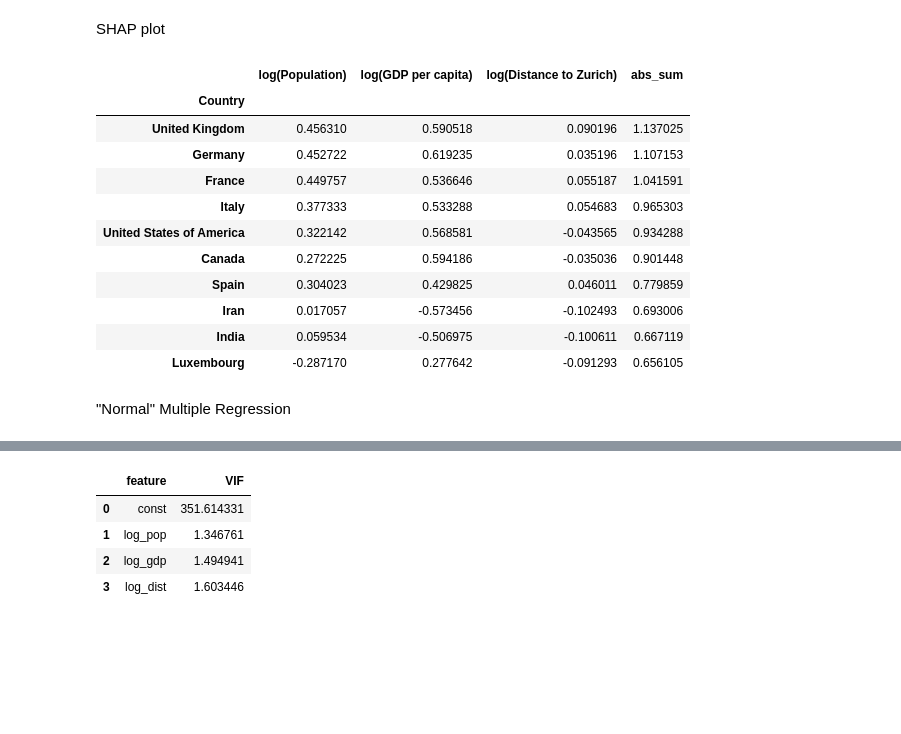
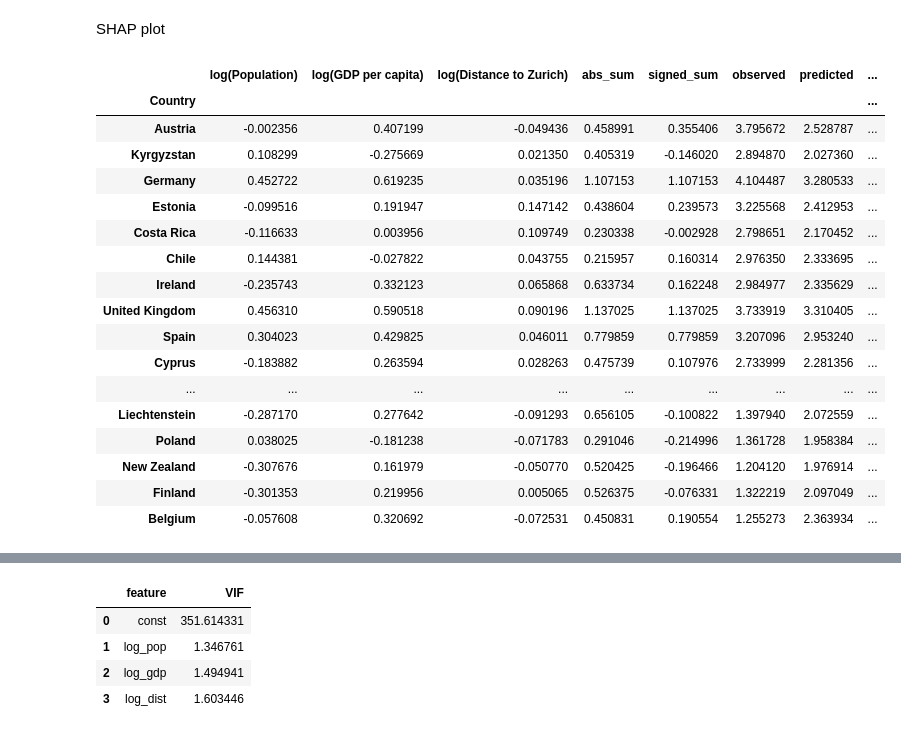
Before and after one commit to yannicknicolaswirz/Master_Thesis, a Jupyter notebook: Code/Part3_Regression.ipynb, the cells around one changed output, grey strips where cells are left out. Drawn from its saved outputs; the diff is of its cells as text; code cells hidden in the pictures; blank space fills up the shorter version.

```diff
--- a/Code/Part3_Regression.ipynb
+++ b/Code/Part3_Regression.ipynb
@@ -171,0 +176,20 @@ display(X.corr().round(2))
+# %%
+lr = LinearRegression()
+loo = LeaveOneOut()
+
+y_true_lr, y_pred_lr = [], []
+for train_idx, test_idx in loo.split(final_X):
+    X_train, X_test = final_X.iloc[train_idx], final_X.iloc[test_idx]
+    y_train, y_test = final_y.iloc[train_idx], final_y.iloc[test_idx]
+    lr.fit(X_train, y_train)
+    pred = lr.predict(X_test)
+    y_true_lr.append(y_test.values[0])
+    y_pred_lr.append(pred[0])
+
+lr_loo_r2 = r2_score(y_true_lr, y_pred_lr)
+print(f"OLS LOO CV R²: {lr_loo_r2:.3f}")
+
+
+X_ols = sm.add_constant(final_X)
+ols_model = sm.OLS(final_y, X_ols).fit()
+ols_model.summary()
@@ -271,45 +341,57 @@ cols = X_shap.columns[order]
 rng = np.random.default_rng(1)
 fig, ax = plt.subplots(figsize=(13, 5))
 
 for i, col in enumerate(cols):
     j = list(X_shap.columns).index(col)
     sv = shap_values[:, j]
     vals = X_shap[col].values
     norm = (vals - vals.min()) / (vals.max() - vals.min())
     sc = ax.scatter(sv, np.full(len(sv), i), c=norm, cmap=colors.red_blue, s=80, edgecolor="none", alpha=0.9, vmin=0, vmax=1)
 
 ax.axvline(0, color="grey", linewidth=0.8)
 ax.set_yticks(range(len(cols)))
 ax.set_yticklabels(cols)
 ax.set_xlabel("SHAP value (impact on predicted log(observations))")
 ax.set_title("SHAP values: Random Forest Regression (Global)")
 ax.grid(axis="x", linestyle="--", alpha=0.4)
 
 cb = fig.colorbar(sc, ax=ax, pad=0.02)
 cb.set_ticks([0, 1])
 cb.set_ticklabels(["Low", "High"])
 cb.set_label("Feature value")
 
 plt.tight_layout()
 plt.savefig("../Products/Part3/RF_shap_beeswarm.png", dpi=300, bbox_inches="tight")
 plt.close()
 
 # Which country impact the prediction the most
 shap_df = pd.DataFrame(shap_values, columns=X_shap.columns, index=d["Country"])
 shap_df["abs_sum"] = shap_df.abs().sum(axis=1)
-display(shap_df.sort_values("abs_sum", ascending=False).head(10))
+shap_df["signed_sum"] = shap_df[X_shap.columns].sum(axis=1)
+shap_df["observed"] = final_y.values
+shap_df["predicted"] = rf.predict(final_X)
+shap_df["residual"] = shap_df["observed"] - shap_df["predicted"]
+shap_df["predicted_loo"] = y_pred_rf
+shap_df["residual_loo"] = shap_df["observed"] - shap_df["predicted_loo"]
+shap_df["observed_nonlog"] = 10**shap_df["observed"]
+shap_df["predicted_loo_nonlog"] = 10**shap_df["predicted_loo"]
+display(shap_df.sort_values("residual_loo", ascending=False))
 # %% [output]
-|  | log(Population) | log(GDP per capita) | log(Distance to Zurich) | abs_sum |
-| Country |  |  |  |  |
-| United Kingdom | 0.456310 | 0.590518 | 0.090196 | 1.137025 |
-| Germany | 0.452722 | 0.619235 | 0.035196 | 1.107153 |
-| France | 0.449757 | 0.536646 | 0.055187 | 1.041591 |
-| Italy | 0.377333 | 0.533288 | 0.054683 | 0.965303 |
-| United States of America | 0.322142 | 0.568581 | -0.043565 | 0.934288 |
-| Canada | 0.272225 | 0.594186 | -0.035036 | 0.901448 |
-| Spain | 0.304023 | 0.429825 | 0.046011 | 0.779859 |
-| Iran | 0.017057 | -0.573456 | -0.102493 | 0.693006 |
-| India | 0.059534 | -0.506975 | -0.100611 | 0.667119 |
-| Luxembourg | -0.287170 | 0.277642 | -0.091293 | 0.656105 |
+|  | log(Population) | log(GDP per capita) | log(Distance to Zurich) | abs_sum | signed_sum | observed | predicted | ... |
+| Country |  |  |  |  |  |  |  | ... |
+| Austria | -0.002356 | 0.407199 | -0.049436 | 0.458991 | 0.355406 | 3.795672 | 2.528787 | ... |
+| Kyrgyzstan | 0.108299 | -0.275669 | 0.021350 | 0.405319 | -0.146020 | 2.894870 | 2.027360 | ... |
+| Germany | 0.452722 | 0.619235 | 0.035196 | 1.107153 | 1.107153 | 4.104487 | 3.280533 | ... |
+| Estonia | -0.099516 | 0.191947 | 0.147142 | 0.438604 | 0.239573 | 3.225568 | 2.412953 | ... |
+| Costa Rica | -0.116633 | 0.003956 | 0.109749 | 0.230338 | -0.002928 | 2.798651 | 2.170452 | ... |
+| Chile | 0.144381 | -0.027822 | 0.043755 | 0.215957 | 0.160314 | 2.976350 | 2.333695 | ... |
+| Ireland | -0.235743 | 0.332123 | 0.065868 | 0.633734 | 0.162248 | 2.984977 | 2.335629 | ... |
+| United Kingdom | 0.456310 | 0.590518 | 0.090196 | 1.137025 | 1.137025 | 3.733919 | 3.310405 | ... |
+| Spain | 0.304023 | 0.429825 | 0.046011 | 0.779859 | 0.779859 | 3.207096 | 2.953240 | ... |
+| Cyprus | -0.183882 | 0.263594 | 0.028263 | 0.475739 | 0.107976 | 2.733999 | 2.281356 | ... |
+| ... | ... | ... | ... | ... | ... | ... | ... | ... |
+| Liechtenstein | -0.287170 | 0.277642 | -0.091293 | 0.656105 | -0.100822 | 1.397940 | 2.072559 | ... |
+| Poland | 0.038025 | -0.181238 | -0.071783 | 0.291046 | -0.214996 | 1.361728 | 1.958384 | ... |
+| New Zealand | -0.307676 | 0.161979 | -0.050770 | 0.520425 | -0.196466 | 1.204120 | 1.976914 | ... |
+| Finland | -0.301353 | 0.219956 | 0.005065 | 0.526375 | -0.076331 | 1.322219 | 2.097049 | ... |
+| Belgium | -0.057608 | 0.320692 | -0.072531 | 0.450831 | 0.190554 | 1.255273 | 2.363934 | ... |
-# %% [markdown]
-"Normal" Multiple Regression
```
Also changed, not shown: parts of 16 cells of this notebook, 13 other files.
